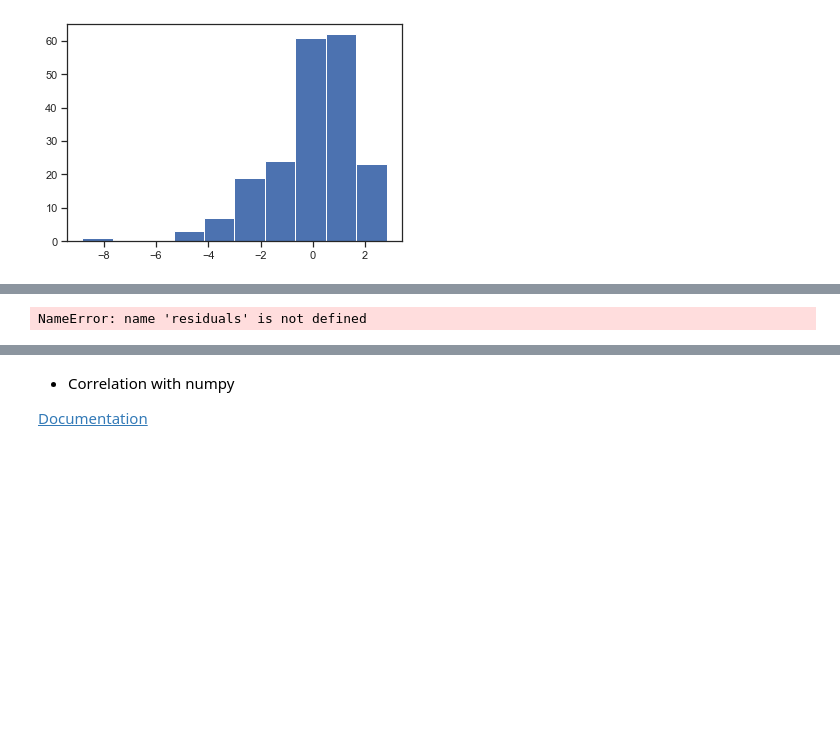
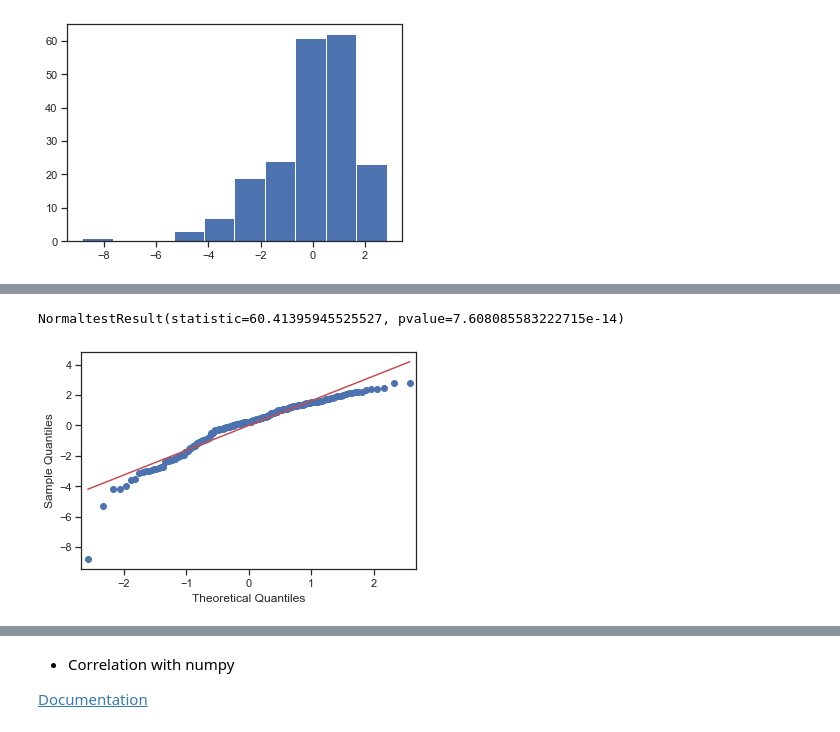
Before and after one commit to jrsyguo/hbs-ds-060120, a Jupyter notebook: module-2/day-8-multiple-regression/multiple_regression-jrsyguo.ipynb, the cells around one changed output, grey strips where cells are left out. Saved outputs shown, nothing was run; the diff lists cells and outputs as text; code cells hidden in the pictures; blank space fills up the shorter version.

```diff
--- a/module-2/day-8-multiple-regression/multiple_regression-jrsyguo.ipynb
+++ b/module-2/day-8-multiple-regression/multiple_regression-jrsyguo.ipynb
@@ -382,9 +382,11 @@ plt.scatter(x_list, y_list)
 # %%
-stats.normaltest(residuals)
+stats.normaltest(res.resid)
 # %% [output]
-NameError: name 'residuals' is not defined
+NormaltestResult(statistic=60.41395945525527, pvalue=7.608085583222715e-14)
 # %%
-fig = sm.qqplot(residuals, line = 'r')
+fig = sm.qqplot(res.resid, line = 'r')
 plt.show()
+# %% [output]
+[figure, added]
 # %%
 y_pred = res.predict(X)
```
Also changed, not shown: parts of 16 cells of this notebook, 1 other file.
